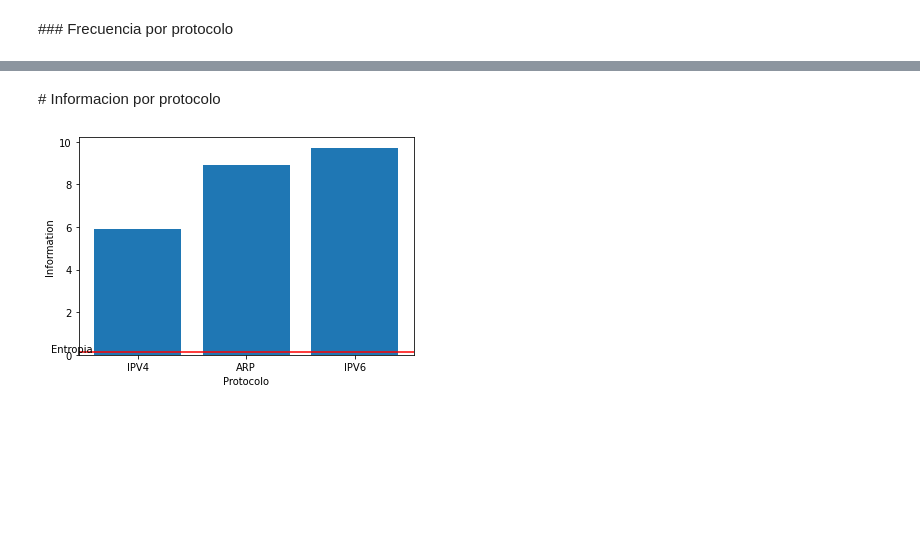
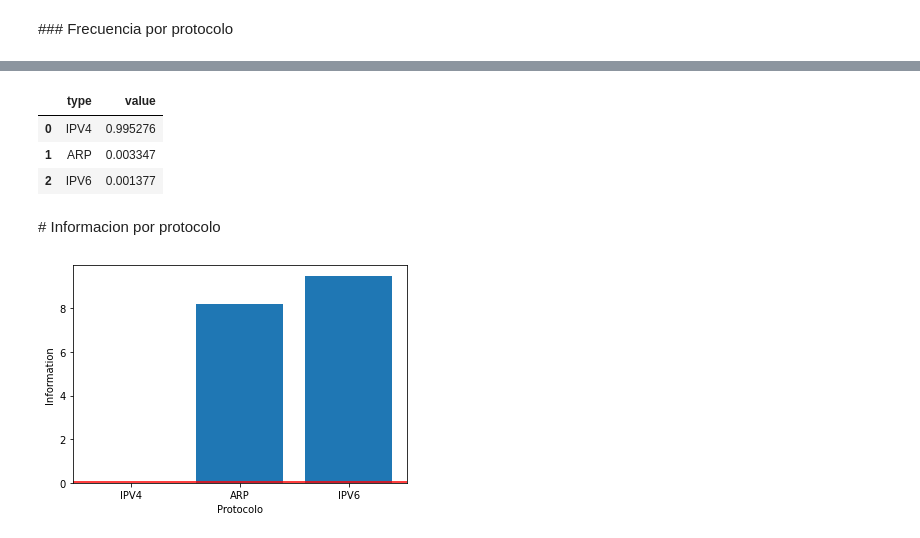
Before and after one commit to cap-diego/tdc-tp1, a Jupyter notebook: tp1.ipynb, the cells around one changed output, grey strips where cells are left out. Saved outputs shown, nothing was run; the diff lists cells and outputs as text; code cells hidden in the pictures; blank space fills up the shorter version.

```diff
--- a/tp1.ipynb
+++ b/tp1.ipynb
@@ -2,8 +2,9 @@
 import pandas as pd
 import matplotlib.pyplot as plt
 # %%
-dataset = "ws_1.pcapng"
-df = pd.read_csv("input/ws_1.csv")
-df_freq = pd.read_csv("results/frequency.csv")
-df_info = pd.read_csv("results/information.csv")
-df_entropy = pd.read_csv("results/entropy.csv")
+dataset = "ws_3"
+df = pd.read_csv("input/"+ dataset +".csv")
+df_freq = pd.read_csv("results/"+dataset+"_frequency.csv")
+df_info = pd.read_csv("results/"+dataset+"_information.csv")
+df_entropy = pd.read_csv("results/"+dataset+"_entropy.csv")
+df_broadunicast = pd.read_csv("results/"+dataset+"_broadcast_unicast.csv")
@@ -57,13 +67,22 @@ df_entropy[df_entropy["dataset"]==dataset]["value"].item()
+# %%
+df_freq
+# %% [output]
+|  | type | value |
+| 0 | IPV4 | 0.995276 |
+| 1 | ARP | 0.003347 |
+| 2 | IPV6 | 0.001377 |
 # %% [markdown]
 # Informacion por protocolo
 # %%
 plt.bar(df_info["type"], df_info["value"])
 plt.xlabel("Protocolo")
 plt.ylabel("Information")
 entropy = df_entropy[df_entropy["dataset"]==dataset]["value"].item()
 plt.axhline(y=entropy, color='r', linestyle='-')
-plt.text(-0.8,entropy,'Entropia')
+
+#plt.text(-1.1,entropy,'Entropia')
+plt.savefig('./results/imgs/info_{}_info.png'.format(dataset))
 plt.show()
 # %% [output]
-[figure, old version]
+[figure, new version]
 # %%
```
Also changed, not shown: parts of 11 cells of this notebook, 1 other file.
